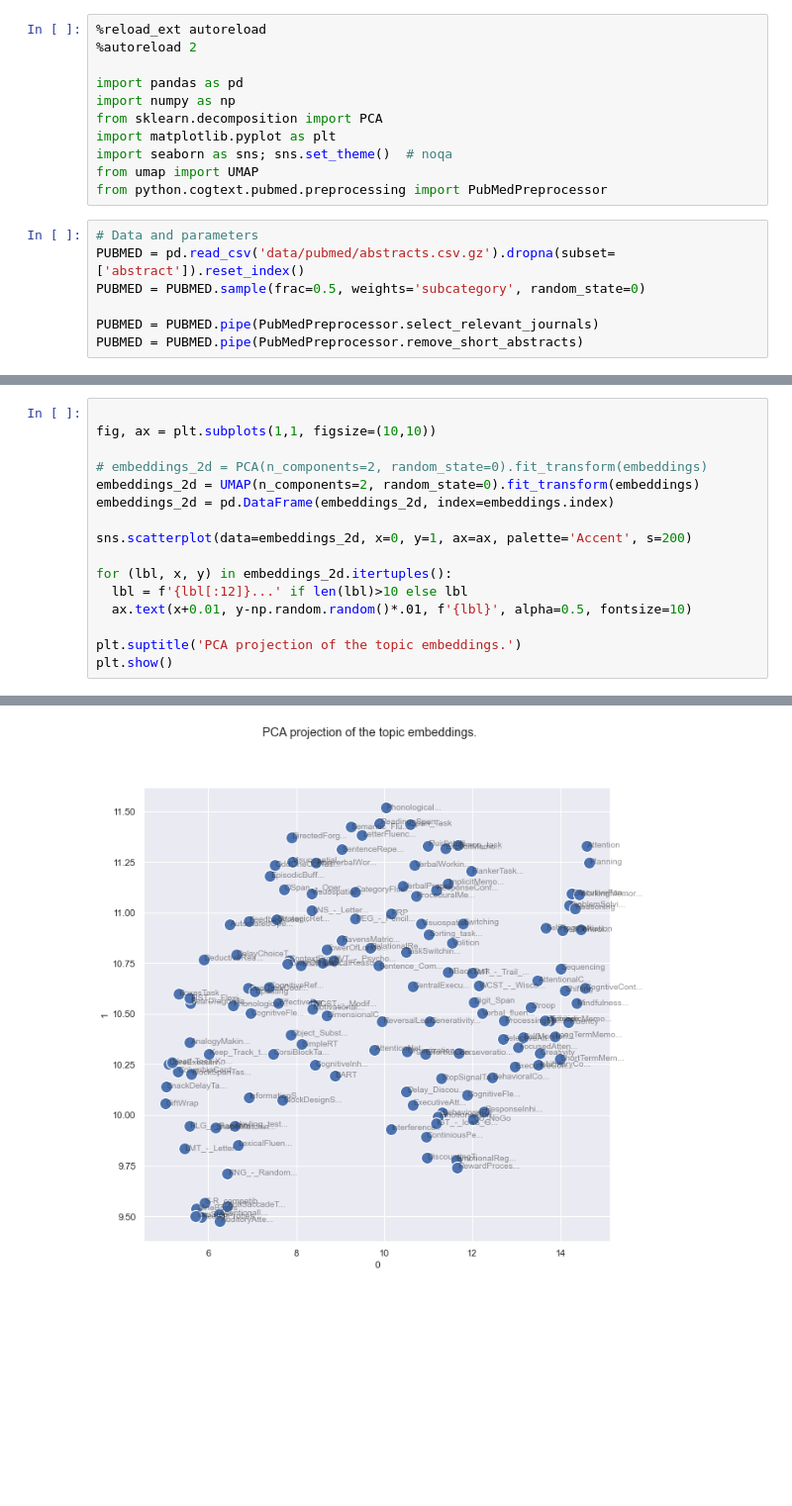
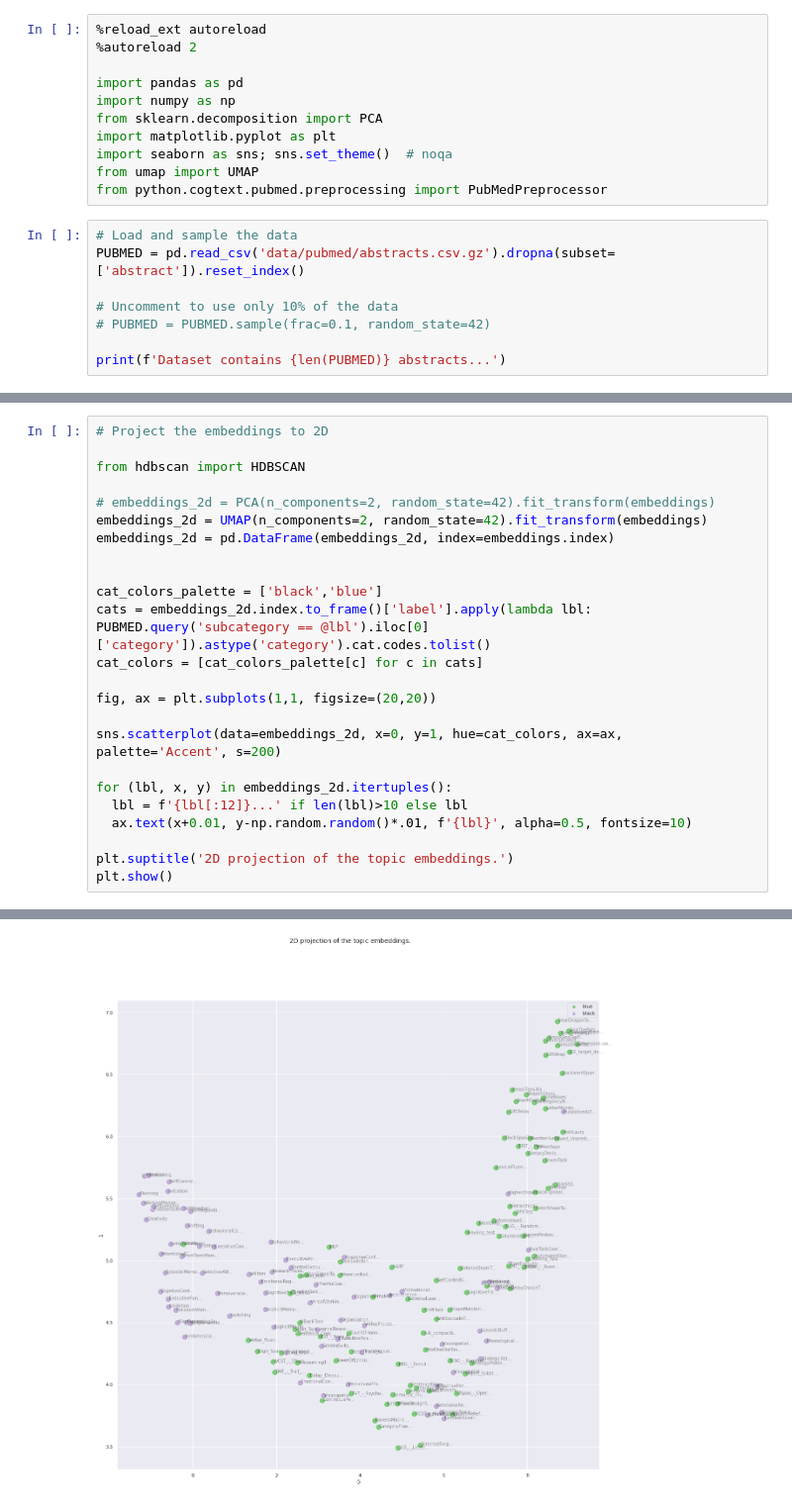
Before and after one commit to morteza/CogText, a Jupyter notebook: notebooks/4-2 AverageDoc Embeddings.ipynb, the cells around one changed output, grey strips where cells are left out. Shown: that part at 99% size. Cells and saved outputs as stored; diff of their text form; blank space fills up the shorter version.

Commit message:
run avg-doc on the whole dataset and rewrite word counting to speed it up
Former-commit-id: 44ed640388f7c8c1ebcc0343c948a635238a62ea

```diff
--- a/notebooks/4-2 AverageDoc Embeddings.ipynb
+++ b/notebooks/4-2 AverageDoc Embeddings.ipynb
@@ -10,10 +10,11 @@ import seaborn as sns; sns.set_theme()  # noqa
 from umap import UMAP
 from python.cogtext.pubmed.preprocessing import PubMedPreprocessor
 # %%
-# Data and parameters
+# Load and sample the data
 PUBMED = pd.read_csv('data/pubmed/abstracts.csv.gz').dropna(subset=['abstract']).reset_index()
-PUBMED = PUBMED.sample(frac=0.5, weights='subcategory', random_state=0)
 
-PUBMED = PUBMED.pipe(PubMedPreprocessor.select_relevant_journals)
-PUBMED = PUBMED.pipe(PubMedPreprocessor.remove_short_abstracts)
+# Uncomment to use only 10% of the data
+# PUBMED = PUBMED.sample(frac=0.1, random_state=42)
+
+print(f'Dataset contains {len(PUBMED)} abstracts...')
 # %% [output]
@@ -30,19 +40,27 @@ doc_embeddings['label'] = PUBMED['subcategory']
 
 embeddings = doc_embeddings.groupby('label').max()
 # %%
+# Project the embeddings to 2D
 
-fig, ax = plt.subplots(1,1, figsize=(10,10))
+from hdbscan import HDBSCAN
 
-# embeddings_2d = PCA(n_components=2, random_state=0).fit_transform(embeddings)
-embeddings_2d = UMAP(n_components=2, random_state=0).fit_transform(embeddings)
+# embeddings_2d = PCA(n_components=2, random_state=42).fit_transform(embeddings)
+embeddings_2d = UMAP(n_components=2, random_state=42).fit_transform(embeddings)
 embeddings_2d = pd.DataFrame(embeddings_2d, index=embeddings.index)
 
-sns.scatterplot(data=embeddings_2d, x=0, y=1, ax=ax, palette='Accent', s=200)
+
+cat_colors_palette = ['black','blue']
+cats = embeddings_2d.index.to_frame()['label'].apply(lambda lbl: PUBMED.query('subcategory == @lbl').iloc[0]['category']).astype('category').cat.codes.tolist()
+cat_colors = [cat_colors_palette[c] for c in cats]
+
+fig, ax = plt.subplots(1,1, figsize=(20,20))
+
+sns.scatterplot(data=embeddings_2d, x=0, y=1, hue=cat_colors, ax=ax, palette='Accent', s=200)
 
 for (lbl, x, y) in embeddings_2d.itertuples():
   lbl = f'{lbl[:12]}...' if len(lbl)>10 else lbl
   ax.text(x+0.01, y-np.random.random()*.01, f'{lbl}', alpha=0.5, fontsize=10)
 
-plt.suptitle('PCA projection of the topic embeddings.')
+plt.suptitle('2D projection of the topic embeddings.')
 plt.show()
 # %% [output]
@@ -50,4 +67,4 @@ OMP: Info #271: omp_set_nested routine deprecated, please use omp_set_max_active
-[figure, old version]
+[figure, new version]
 # %%
 from sklearn.metrics.pairwise import cosine_similarity
 embeddings_sim = cosine_similarity(embeddings)
```
Also changed, not shown: parts of 5 cells of this notebook, 2 other files.
